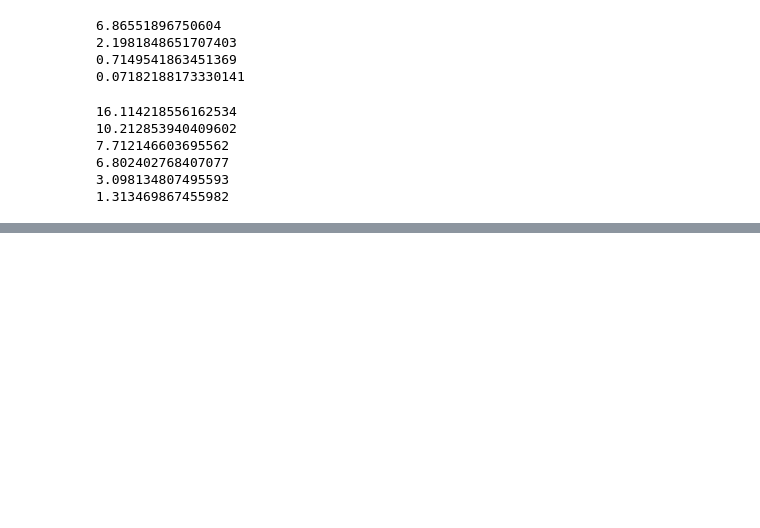
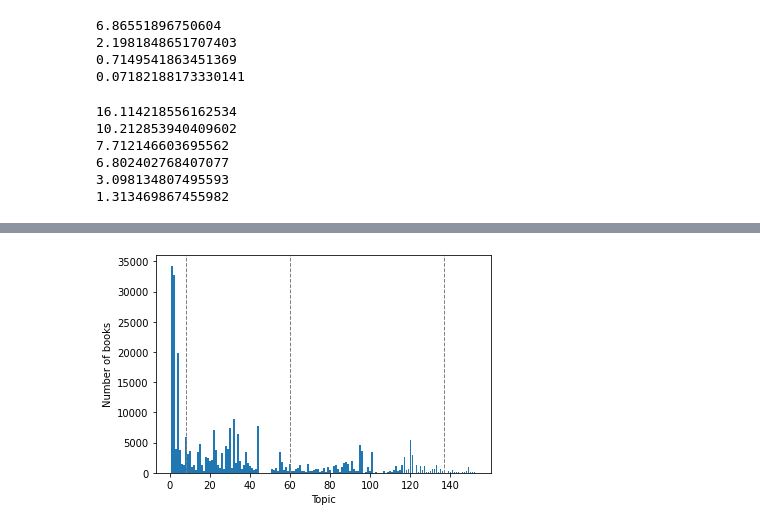
Before and after one commit to lukasborggren/bert-for-hmltc, a Jupyter notebook: data_exploration.ipynb, the cells around one changed output, grey strips where cells are left out. Saved outputs shown, nothing was run; the diff lists cells and outputs as text; code cells hidden in the pictures; blank space fills up the shorter version.

```diff
--- a/data_exploration.ipynb
+++ b/data_exploration.ipynb
@@ -86,3 +86,19 @@ print(proportion(600))
 6.802402768407077
 3.098134807495593
 1.313469867455982
+# %%
+import pandas as pd
+import numpy as np
+
+train = pd.read_pickle("data/dataframes/train_raw.pkl")
+dev = pd.read_pickle("data/dataframes/dev_raw.pkl")
+test = pd.read_pickle("data/dataframes/test_raw.pkl")
+
+df = pd.concat([train, dev, test])
+
+all_topics = np.zeros(152, dtype=np.int8)
+
+for i in df["topics"]:
+    all_topics = all_topics + np.array(i)
+
+print(all_topics)
@@ -88,0 +119,14 @@ print(proportion(600))
+# %%
+import matplotlib.pyplot as plt
+
+x = list(range(1, 153, 1))
+h = list(all_topics)
+plt.xlabel("Topic")
+plt.ylabel("Number of books")
+plt.bar(x, h)
+plt.axvline(x=8, c="grey", ls="--", lw=1)
+plt.axvline(x=60, c="grey", ls="--", lw=1)
+plt.axvline(x=137, c="grey", ls="--", lw=1)
+plt.savefig("data/plots/topic_distribution", dpi=200)
+# %% [output]
+[figure, added]
```
Also changed, not shown: parts of 1 cell of this notebook, 8 other files.
